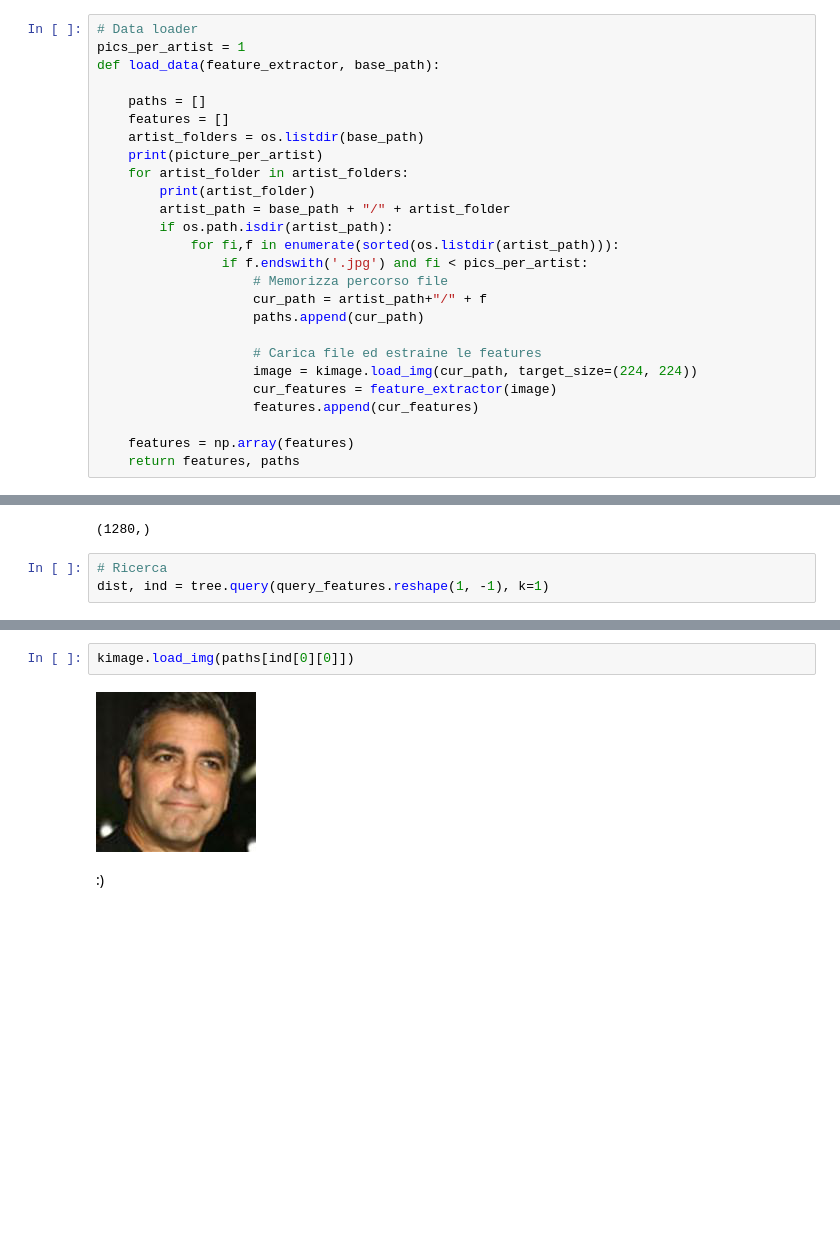
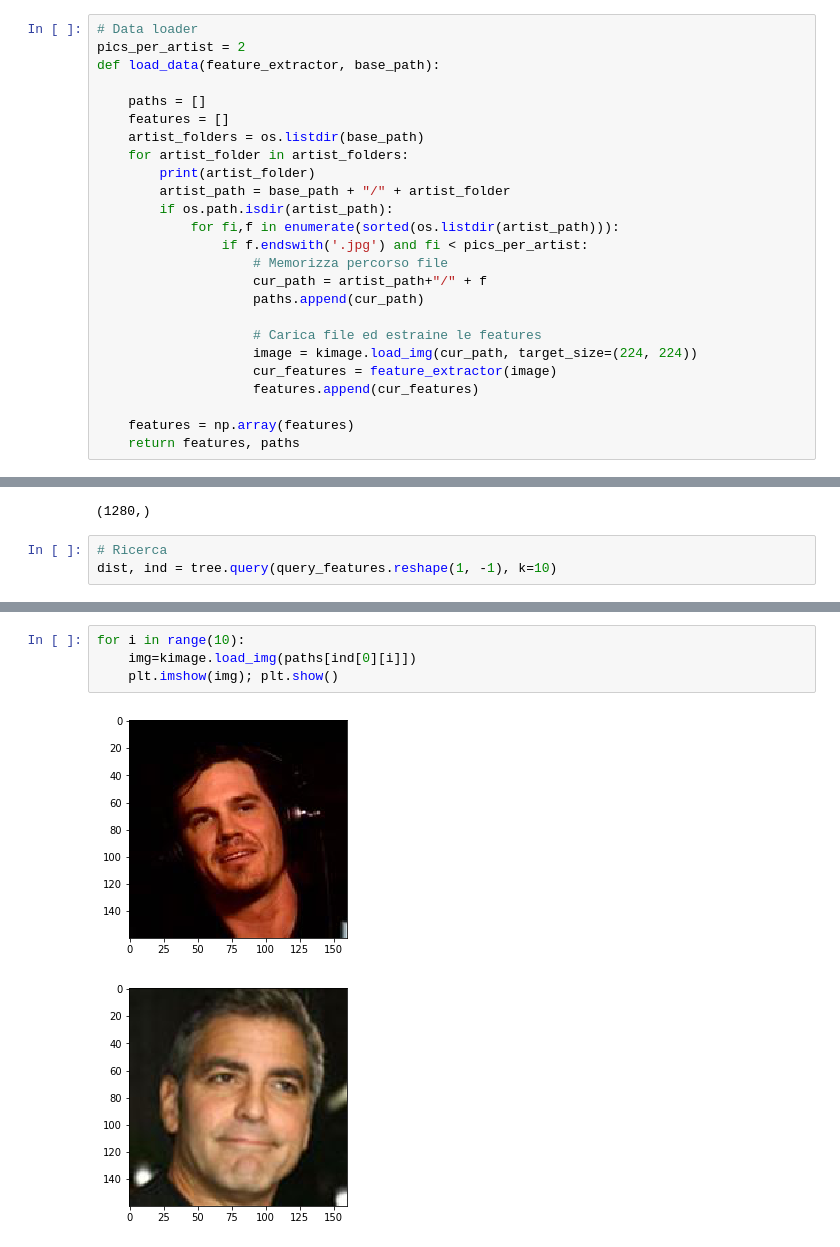
Before and after one commit to GianCarloMilanese/dsim_project, a Jupyter notebook: 3_Image_retrieval.ipynb, the cells around one changed output, grey strips where cells are left out. Cells and saved outputs as stored; diff of their text form; blank space fills up the shorter version.

```diff
--- a/3_Image_retrieval.ipynb
+++ b/3_Image_retrieval.ipynb
@@ -54,13 +54,12 @@ def neural_features(img):
     return f.flatten()
 # %%
 # Data loader
-pics_per_artist = 1
+pics_per_artist = 2
 def load_data(feature_extractor, base_path):
 
     paths = []
     features = []
     artist_folders = os.listdir(base_path)
-    print(picture_per_artist)
     for artist_folder in artist_folders:
         print(artist_folder)
         artist_path = base_path + "/" + artist_folder
@@ -117,7 +116,7 @@ query_features.shape
 (1280,)
 # %%
 # Ricerca
-dist, ind = tree.query(query_features.reshape(1, -1), k=1)
+dist, ind = tree.query(query_features.reshape(1, -1), k=10)
 # %%
 dist
 # %% [output]
@@ -131,6 +132,7 @@ Which person is more similar to me?
-# %%
-kimage.load_img(paths[ind[0][0]])
-# %% [output]
-[figure, removed]
-# %% [markdown]
-:)
+# %%
+for i in range(10):
+    img=kimage.load_img(paths[ind[0][i]])
+    plt.imshow(img); plt.show()
+# %% [output]
+[figure, added]
+[figure, added]
```
Also changed, not shown: parts of 8 cells of this notebook.
